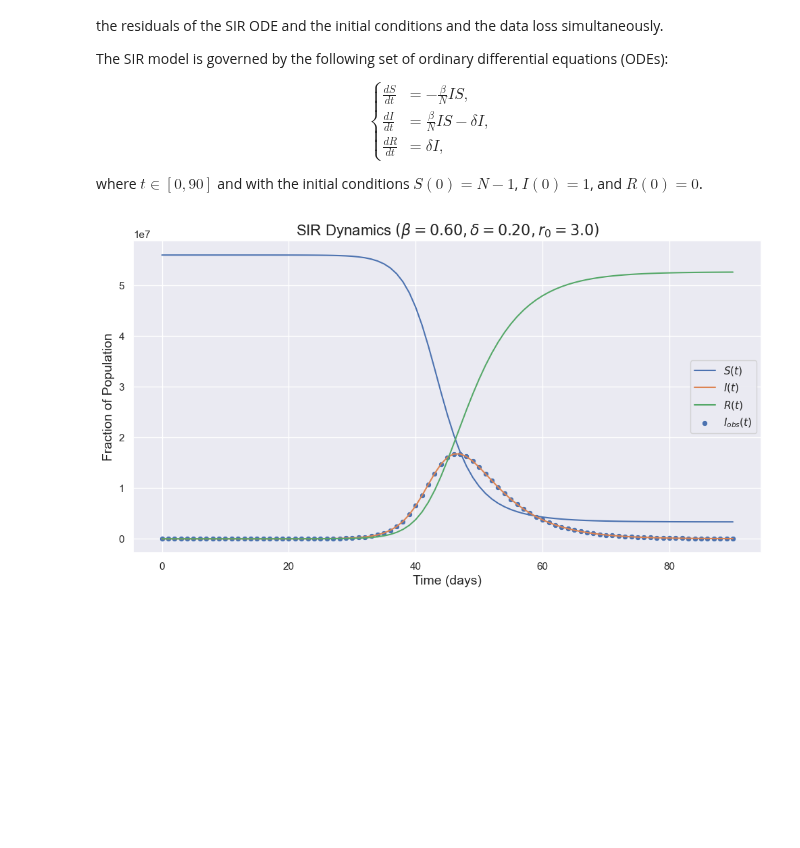
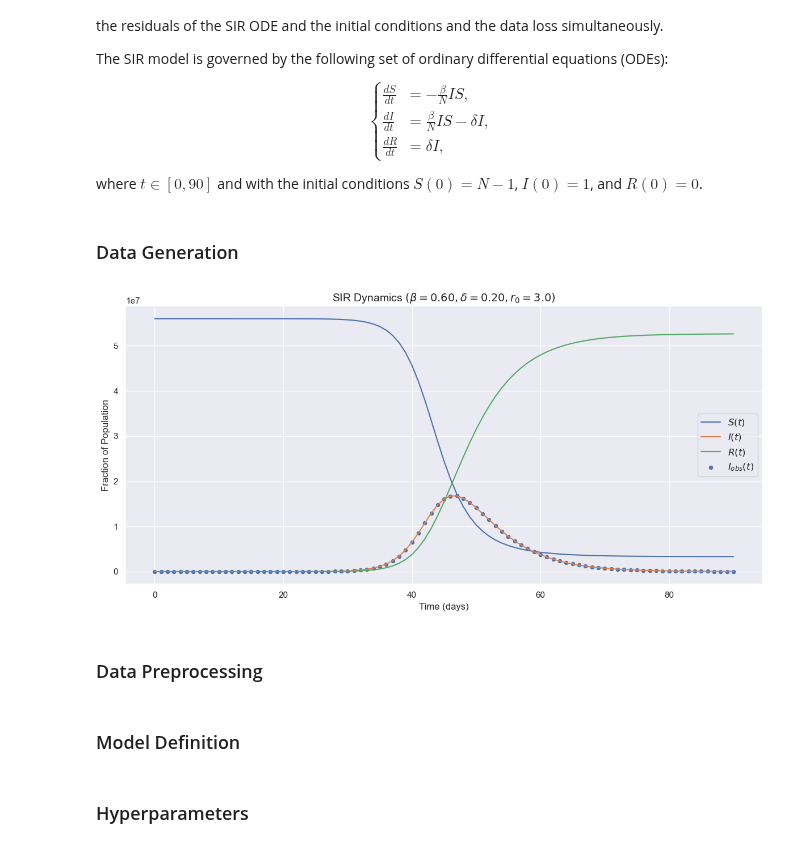
Before and after one commit to GiacomoGuidotto/sir-pinn, a Jupyter notebook: src/constant_rate_joint/constant_rate_joint.ipynb, the cells around one changed output. Saved outputs shown, nothing was run; the diff lists cells and outputs as text; code cells hidden in the pictures; blank space fills up the shorter version.

```diff
--- a/src/constant_rate_joint/constant_rate_joint.ipynb
+++ b/src/constant_rate_joint/constant_rate_joint.ipynb
@@ -36,3 +37,5 @@ sns.set_theme(style="darkgrid")
+# %% [markdown]
+### Data Generation
 # %%
 # True SIR parameters for data generation
 N = 56e6  # Total population (for scaling)
@@ -52,37 +55,43 @@ def sir(x, _, d, b):
 
 # Initial conditions (actual population counts)
 S0 = N - 1
 I0 = 1
 R0 = 0
 
 # Time domain for simulation
 t_start, t_end = 0, 90  # days
 t = np.linspace(t_start, t_end, t_end - t_start + 1)
 
 solution = odeint(sir, [S0, I0, R0], t, args=(delta, beta_true))
 s_true = solution[:, 0]
 i_true = solution[:, 1]
 r_true = solution[:, 2]
 
 i_obs = np.random.poisson(i_true)
 
 plt.subplots(figsize=(12, 6))
 
 sns.lineplot(x=t, y=s_true, label=r"$S(t)$")
 sns.lineplot(x=t, y=i_true, label=r"$I(t)$")
 sns.lineplot(x=t, y=r_true, label=r"$R(t)$")
 sns.scatterplot(x=t, y=i_obs, label=r"$I_{obs}(t)$")
 
 plt.title(
   f"SIR Dynamics $\\left(\\beta={beta_true:.2f}, \\delta={delta:.2f}, r_0={r0}\\right)$",
-  fontsize=16
+  fontsize=14
 )
-plt.xlabel("Time (days)", fontsize=14)
-plt.ylabel("Fraction of Population", fontsize=14)
+plt.xlabel("Time (days)", fontsize=12)
+plt.ylabel("Fraction of Population", fontsize=12)
+
+plt.legend(fontsize=12)
+
+plt.tight_layout()
 
 plt.savefig(f"{figures_dir}/synthetic_data.png", dpi=300)
 # %% [output]
-[figure, old version]
+[figure, new version]
+# %% [markdown]
+### Data Preprocessing
 # %%
 s_true = s_true / N
 i_true = i_true / N
@@ -97,6 +106,8 @@ ic_tensor = torch.tensor(ic, dtype=torch.float32).reshape(1, -1)
 
 t_tensor = torch.tensor(t, dtype=torch.float32).reshape(-1, 1)
 i_obs_tensor = torch.tensor(i_obs, dtype=torch.float32).reshape(-1, 1)
+# %% [markdown]
+### Model Definition
 # %%
 class Square(nn.Module):
   """
@@ -175,3 +188,5 @@ class PINN(nn.Module):
     res_S = dS_dt + self.beta * S * I
     res_I = dI_dt - self.beta * S * I + self.delta * I
     return res_S, res_I
+# %% [markdown]
+### Hyperparameters
```
Also changed, not shown: parts of 15 cells of this notebook, 14 other files.
